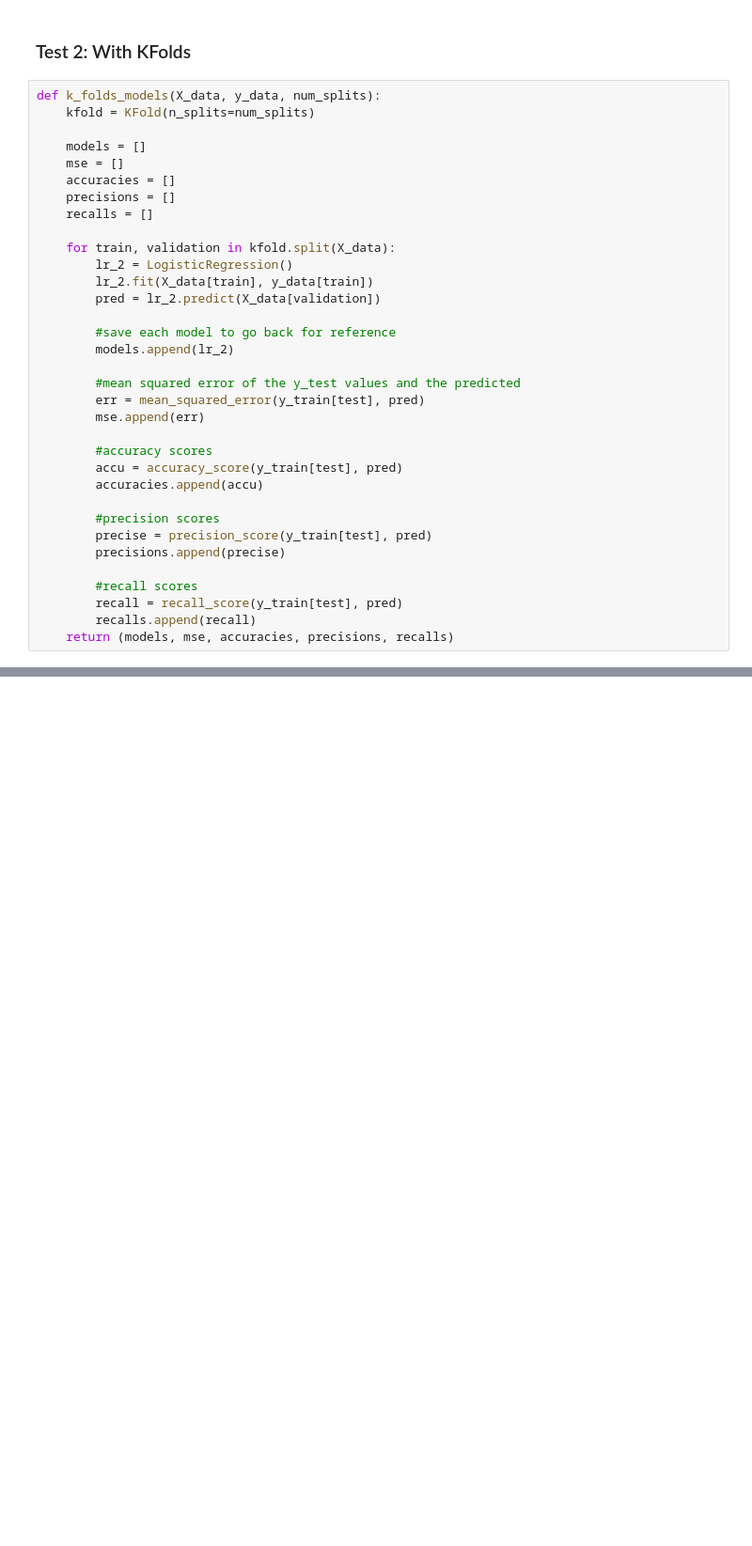
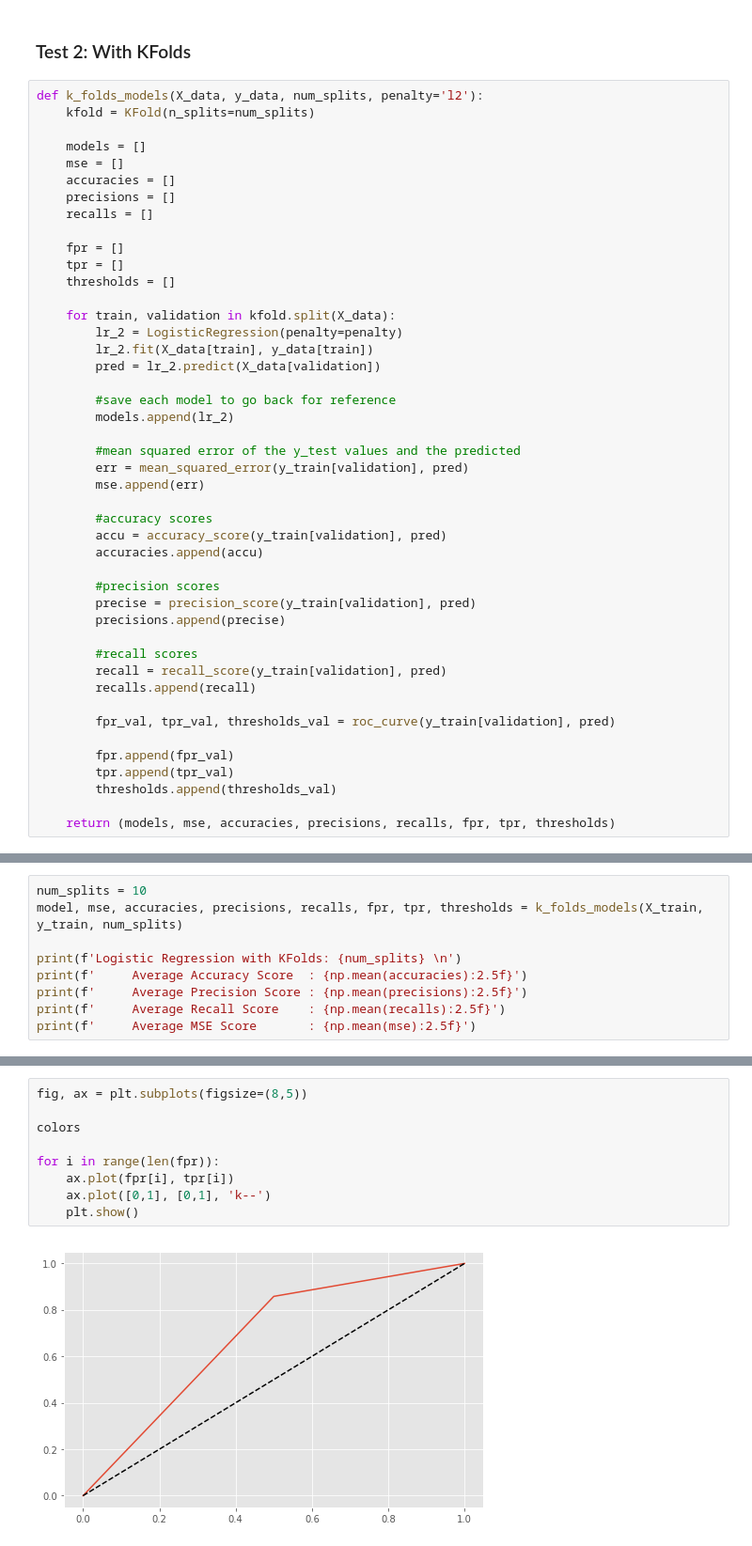
Before and after one commit to cwong690/Ride-or-Churn, a Jupyter notebook: cindy_log_regres.ipynb, the cells around one changed output, grey strips where cells are left out. Shown at 94% size. Drawn from its saved outputs; the diff is of its cells as text; blank space fills up the shorter version.

Commit message:
add images and roc_curve graph

```diff
--- a/cindy_log_regres.ipynb
+++ b/cindy_log_regres.ipynb
@@ -194,7 +194,7 @@ array([[1868, 1863],
 # %% [markdown]
 ### Test 2: With KFolds
 # %%
-def k_folds_models(X_data, y_data, num_splits):
+def k_folds_models(X_data, y_data, num_splits, penalty='l2'):
     kfold = KFold(n_splits=num_splits)
 
     models = []
@@ -203,8 +203,12 @@ def k_folds_models(X_data, y_data, num_splits):
     precisions = []
     recalls = []
 
+    fpr = []
+    tpr = []
+    thresholds = []
+
     for train, validation in kfold.split(X_data):
-        lr_2 = LogisticRegression()
+        lr_2 = LogisticRegression(penalty=penalty)
         lr_2.fit(X_data[train], y_data[train])
         pred = lr_2.predict(X_data[validation])
 
@@ -212,20 +216,27 @@ def k_folds_models(X_data, y_data, num_splits):
         models.append(lr_2)
 
         #mean squared error of the y_test values and the predicted
-        err = mean_squared_error(y_train[test], pred)
+        err = mean_squared_error(y_train[validation], pred)
         mse.append(err)
 
         #accuracy scores
-        accu = accuracy_score(y_train[test], pred)
+        accu = accuracy_score(y_train[validation], pred)
         accuracies.append(accu)
 
         #precision scores
-        precise = precision_score(y_train[test], pred)
+        precise = precision_score(y_train[validation], pred)
         precisions.append(precise)
 
         #recall scores
-        recall = recall_score(y_train[test], pred)
+        recall = recall_score(y_train[validation], pred)
         recalls.append(recall)
-    return (models, mse, accuracies, precisions, recalls)
+
+        fpr_val, tpr_val, thresholds_val = roc_curve(y_train[validation], pred)
+
+        fpr.append(fpr_val)
+        tpr.append(tpr_val)
+        thresholds.append(thresholds_val)
+
+    return (models, mse, accuracies, precisions, recalls, fpr, tpr, thresholds)
 # %%
 num_splits = 3
@@ -245,0 +273,9 @@ Logistic Regression with KFolds: 3
+# %%
+num_splits = 10
+model, mse, accuracies, precisions, recalls, fpr, tpr, thresholds = k_folds_models(X_train, y_train, num_splits)
+
+print(f'Logistic Regression with KFolds: {num_splits} \n')
+print(f'     Average Accuracy Score  : {np.mean(accuracies):2.5f}')
+print(f'     Average Precision Score : {np.mean(precisions):2.5f}')
+print(f'     Average Recall Score    : {np.mean(recalls):2.5f}')
+print(f'     Average MSE Score       : {np.mean(mse):2.5f}')
@@ -245,0 +289,11 @@ Logistic Regression with KFolds: 3
+# %%
+fig, ax = plt.subplots(figsize=(8,5))
+
+colors
+
+for i in range(len(fpr)):
+    ax.plot(fpr[i], tpr[i])
+    ax.plot([0,1], [0,1], 'k--')
+    plt.show()
+# %% [output]
+[figure, added]
```
Also changed, not shown: parts of 9 cells of this notebook, 13 other files.
